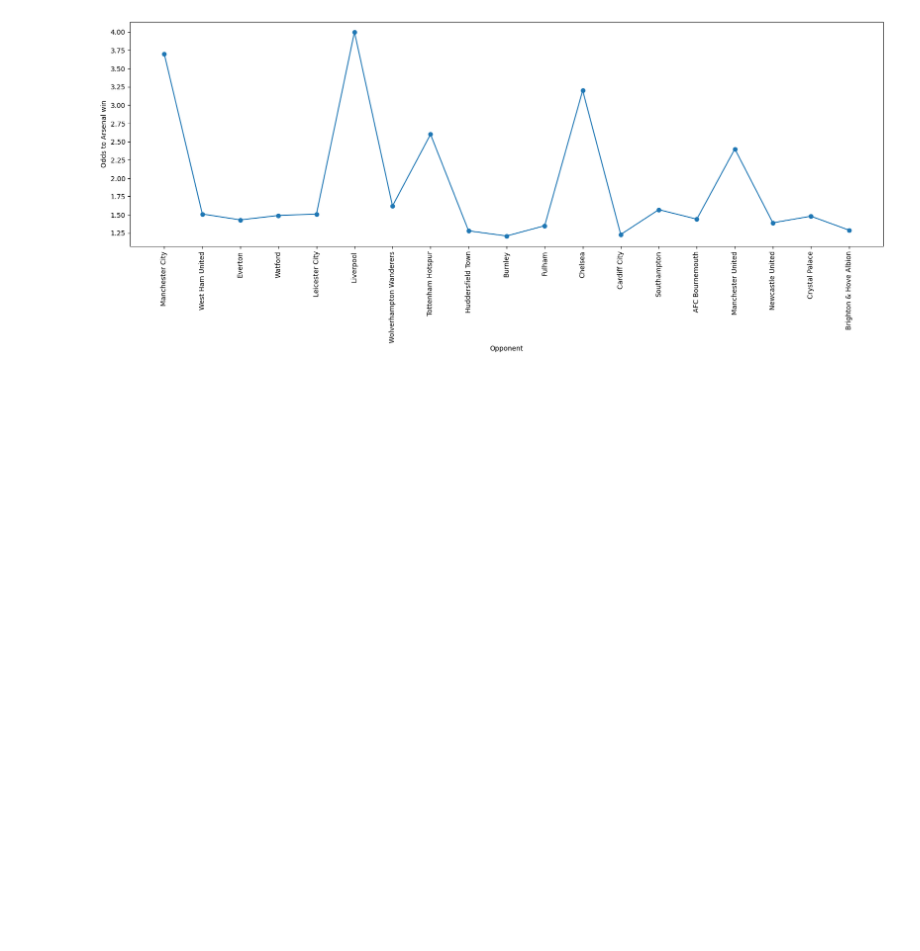
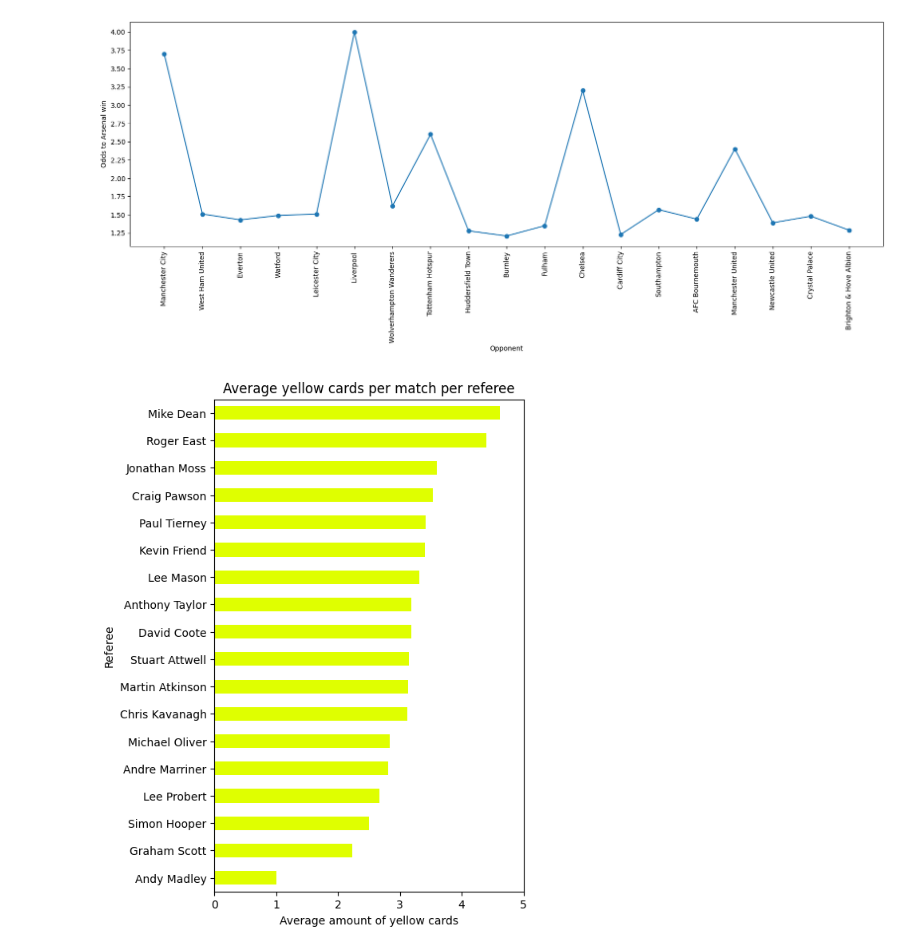
Before and after one commit to Jakub-Gulak/data-analysis-premier-league-matches, a Jupyter notebook: notebooks/analysis.ipynb, the cells around one changed output. Cells and saved outputs as stored; diff of their text form; code cells hidden in the pictures; blank space fills up the shorter version.

Commit message:
Add barh plot with average yellow cards per match per referee

```diff
--- a/notebooks/analysis.ipynb
+++ b/notebooks/analysis.ipynb
@@ -78,3 +78,16 @@ plt.plot(arsenal_opponents, odds, marker='o')
 plt.show()
 # %% [output]
 [figure]
+# %%
+data['yellow_cards'] = data['home_team_yellow_cards'] + data['away_team_yellow_cards']
+
+cards_per_referee = data.groupby('referee')['yellow_cards'].mean().sort_values(ascending=True)
+
+cards_per_referee.plot(kind='barh', figsize=(5,8), color='#DFFF00')
+plt.title('Average yellow cards per match per referee')
+plt.xlabel('Average amount of yellow cards')
+plt.ylabel('Referee')
+plt.xlim(0, 5)
+plt.show()
+# %% [output]
+[figure, added]
```
